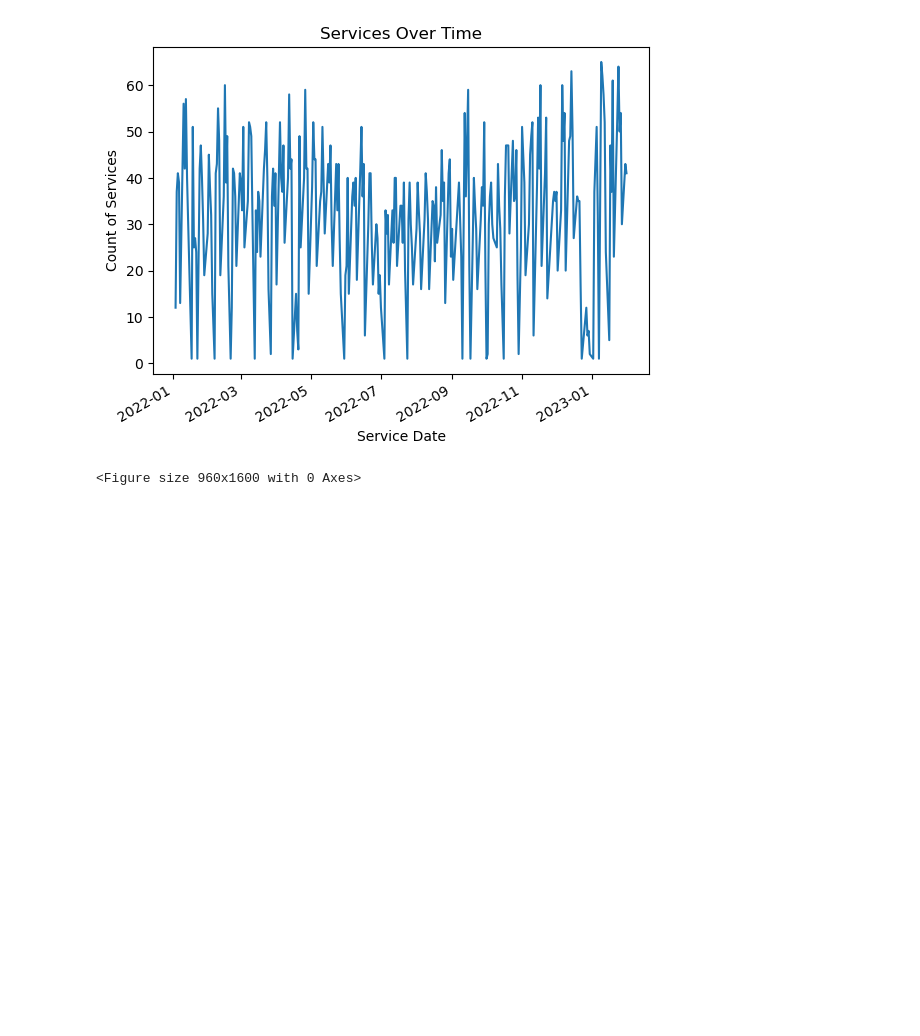
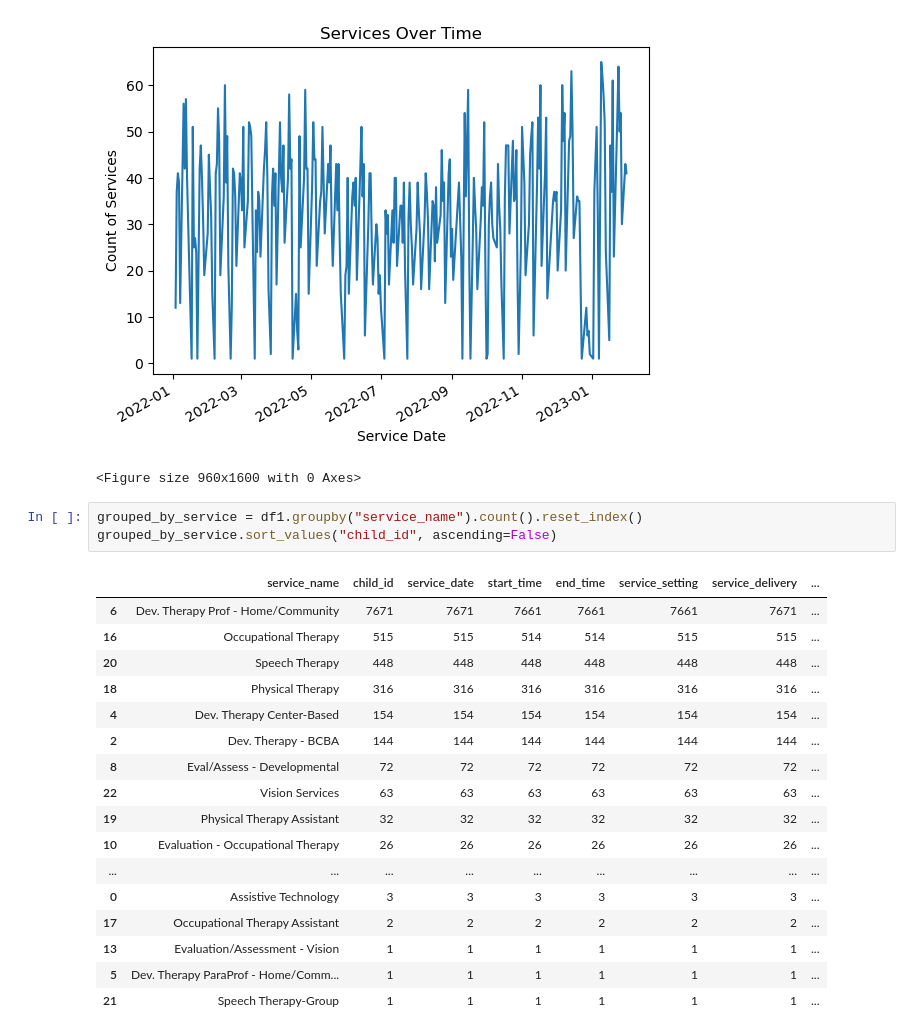
Before and after one commit to NSS-Data-Analytics-Cohort-8/teis_da8_1-sockswithsandals, a Jupyter notebook: notebooks/TEIS_EDA.ipynb, the cells around one changed output. Saved outputs shown, nothing was run; the diff lists cells and outputs as text; blank space fills up the shorter version.

```diff
--- a/notebooks/TEIS_EDA.ipynb
+++ b/notebooks/TEIS_EDA.ipynb
@@ -319,3 +320,24 @@ Text(0.5, 1.0, 'Services Over Time')
 <Figure size 960x1600 with 0 Axes>
 [figure]
 <Figure size 960x1600 with 0 Axes>
+# %%
+grouped_by_service = df1.groupby("service_name").count().reset_index()
+grouped_by_service.sort_values("child_id", ascending=False)
+# %% [output]
+|  | service_name | child_id | service_date | start_time | end_time | service_setting | service_delivery | ... |
+| 6 | Dev. Therapy Prof - Home/Community | 7671 | 7671 | 7661 | 7661 | 7661 | 7671 | ... |
+| 16 | Occupational Therapy | 515 | 515 | 514 | 514 | 515 | 515 | ... |
+| 20 | Speech Therapy | 448 | 448 | 448 | 448 | 448 | 448 | ... |
+| 18 | Physical Therapy | 316 | 316 | 316 | 316 | 316 | 316 | ... |
+| 4 | Dev. Therapy Center-Based | 154 | 154 | 154 | 154 | 154 | 154 | ... |
+| 2 | Dev. Therapy - BCBA | 144 | 144 | 144 | 144 | 144 | 144 | ... |
+| 8 | Eval/Assess - Developmental | 72 | 72 | 72 | 72 | 72 | 72 | ... |
+| 22 | Vision Services | 63 | 63 | 63 | 63 | 63 | 63 | ... |
+| 19 | Physical Therapy Assistant | 32 | 32 | 32 | 32 | 32 | 32 | ... |
+| 10 | Evaluation - Occupational Therapy | 26 | 26 | 26 | 26 | 26 | 26 | ... |
+| ... | ... | ... | ... | ... | ... | ... | ... | ... |
+| 0 | Assistive Technology | 3 | 3 | 3 | 3 | 3 | 3 | ... |
+| 17 | Occupational Therapy Assistant | 2 | 2 | 2 | 2 | 2 | 2 | ... |
+| 13 | Evaluation/Assessment - Vision | 1 | 1 | 1 | 1 | 1 | 1 | ... |
+| 5 | Dev. Therapy ParaProf - Home/Comm... | 1 | 1 | 1 | 1 | 1 | 1 | ... |
+| 21 | Speech Therapy-Group | 1 | 1 | 1 | 1 | 1 | 1 | ... |
```
Also changed, not shown: parts of 4 cells of this notebook.
